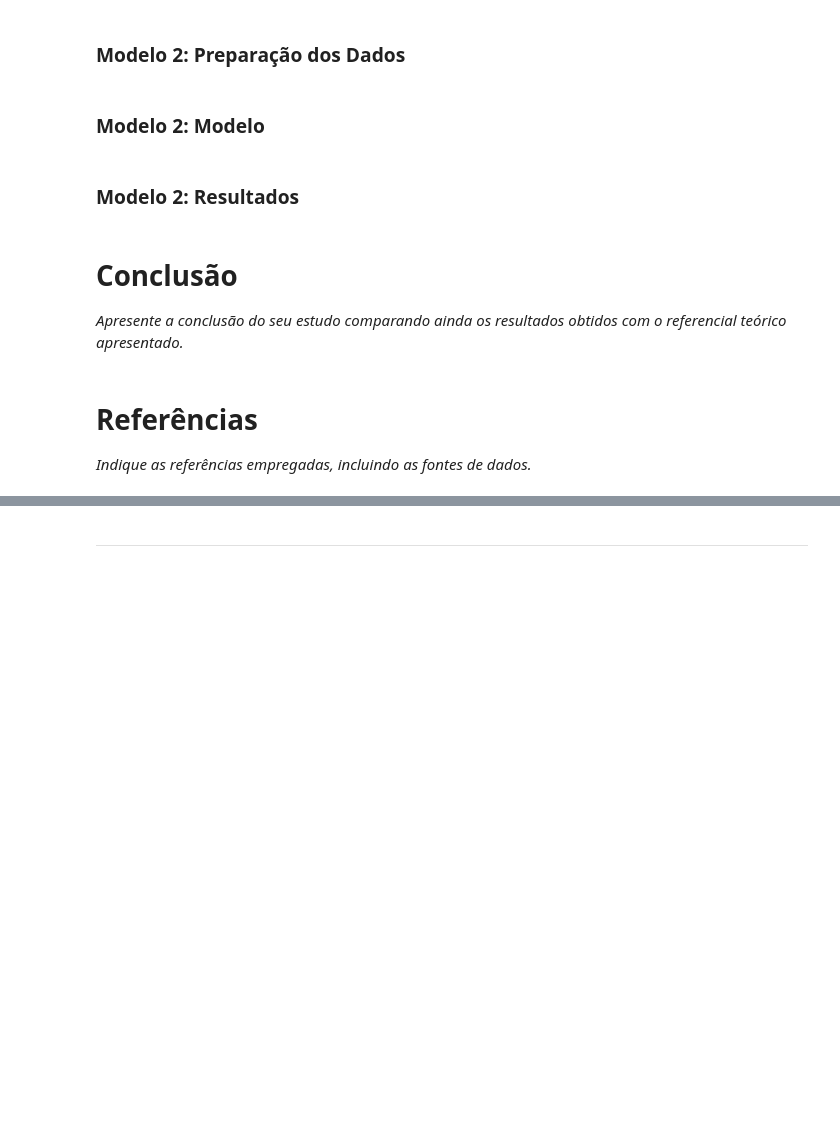
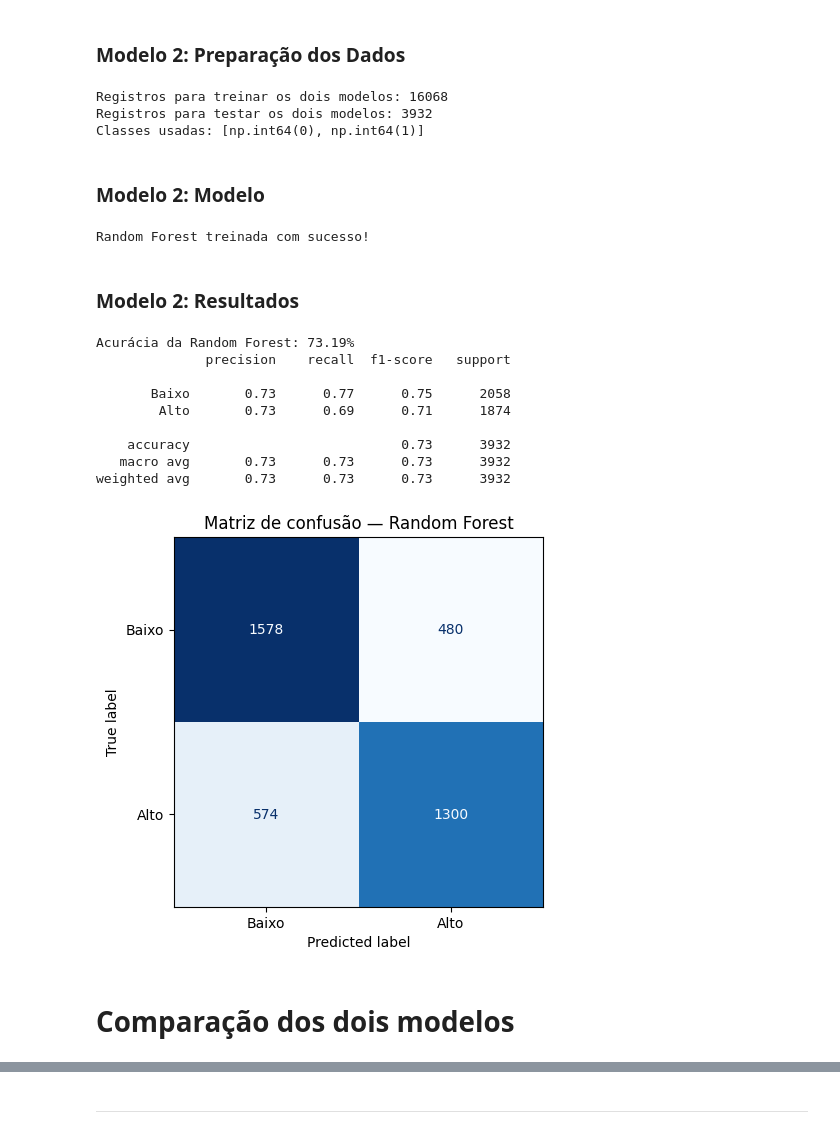
Before and after one commit to BrunaAguiar20/Projeto-Aprendizado-de-Maquina-I, a Jupyter notebook: A7_Aprendizado_de_Maquina_ex_projeto.ipynb, the cells around one changed output, grey strips where cells are left out. Drawn from its saved outputs; the diff is of its cells as text; code cells hidden in the pictures; blank space fills up the shorter version.

```diff
--- a/A7_Aprendizado_de_Maquina_ex_projeto.ipynb
+++ b/A7_Aprendizado_de_Maquina_ex_projeto.ipynb
@@ -110,2 +372,11 @@ Aluno5 = 'None' #@param {type:"string"}
+# %%
+# Conferir os dados compartilhados pelos dois modelos
+print('Registros para treinar os dois modelos:', len(X_treino))
+print('Registros para testar os dois modelos:', len(X_teste))
+print('Classes usadas:', sorted(y_treino.unique()))
+# %% [output]
+Registros para treinar os dois modelos: 16068
+Registros para testar os dois modelos: 3932
+Classes usadas: [np.int64(0), np.int64(1)]
 # %% [markdown]
 ### **Modelo 2:** Modelo
@@ -114,2 +383,16 @@ Aluno5 = 'None' #@param {type:"string"}
+# %%
+# Treinar o Modelo 2: Random Forest
+modelo_floresta = make_pipeline(
+    OneHotEncoder(handle_unknown='ignore'),
+    RandomForestClassifier(n_estimators=80, max_depth=15,
+                           min_samples_leaf=5, random_state=42, n_jobs=-1)
+)
+
+modelo_floresta.fit(X_treino, y_treino)
+previsao_floresta = modelo_floresta.predict(X_teste)
+
+print('Random Forest treinada com sucesso!')
+# %% [output]
+Random Forest treinada com sucesso!
 # %% [markdown]
 ### **Modelo 2:** Resultados
@@ -118,8 +399,26 @@ Aluno5 = 'None' #@param {type:"string"}
-# %% [markdown]
-# **Conclusão**
-
-*Apresente a conclusão do seu estudo comparando ainda os resultados obtidos com o referencial teórico apresentado.*
-# %% [markdown]
-# **Referências**
-
-*Indique as referências empregadas, incluindo as fontes de dados.*
+# %%
+# Avaliação do Modelo 2
+acuracia_floresta = accuracy_score(y_teste, previsao_floresta)
+f1_floresta = f1_score(y_teste, previsao_floresta, average='macro')
+
+print(f'Acurácia da Random Forest: {acuracia_floresta:.2%}')
+print(classification_report(y_teste, previsao_floresta, target_names=['Baixo', 'Alto']))
+
+ConfusionMatrixDisplay.from_predictions(
+    y_teste, previsao_floresta, display_labels=['Baixo', 'Alto'], cmap='Blues', colorbar=False
+)
+plt.title('Matriz de confusão — Random Forest')
+plt.show()
+# %% [output]
+Acurácia da Random Forest: 73.19%
+              precision    recall  f1-score   support
+
+       Baixo       0.73      0.77      0.75      2058
+        Alto       0.73      0.69      0.71      1874
+
+    accuracy                           0.73      3932
+   macro avg       0.73      0.73      0.73      3932
+weighted avg       0.73      0.73      0.73      3932
+[figure, added]
+# %% [markdown]
+# **Comparação dos dois modelos**
```
Also changed, not shown: parts of 35 cells of this notebook.
